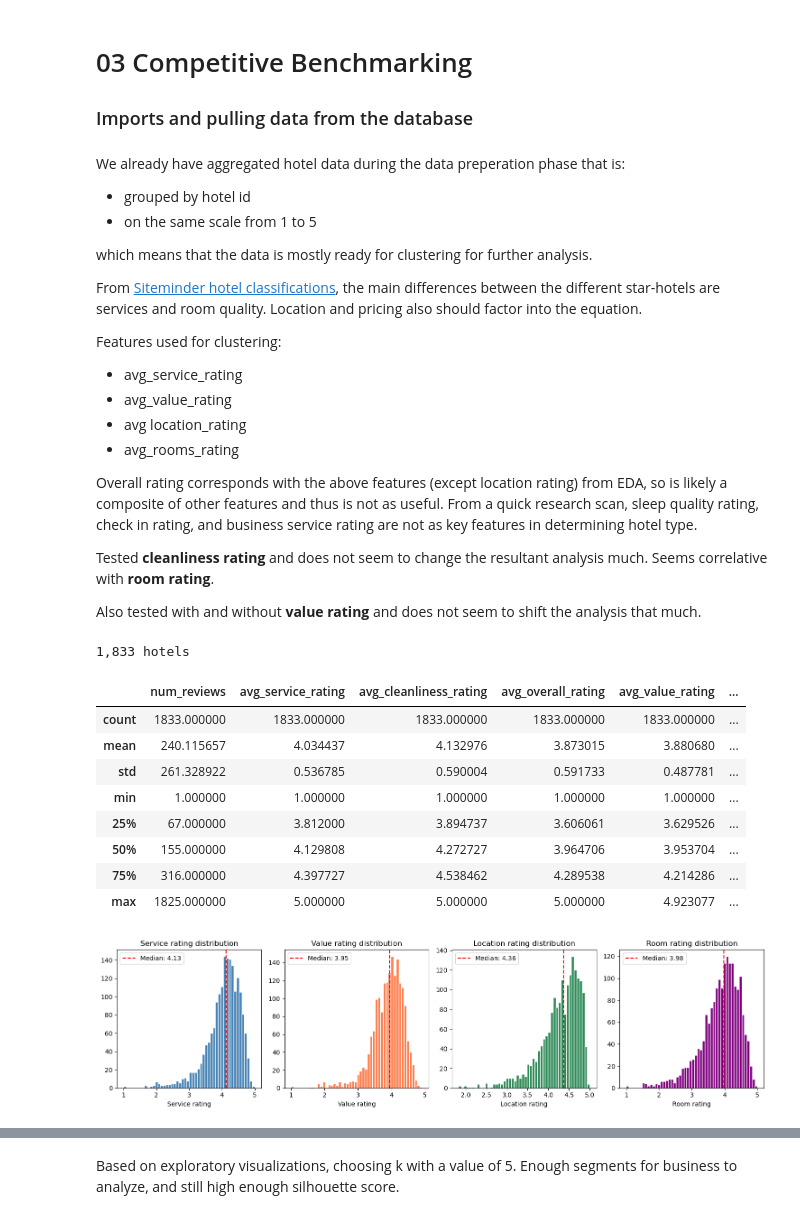
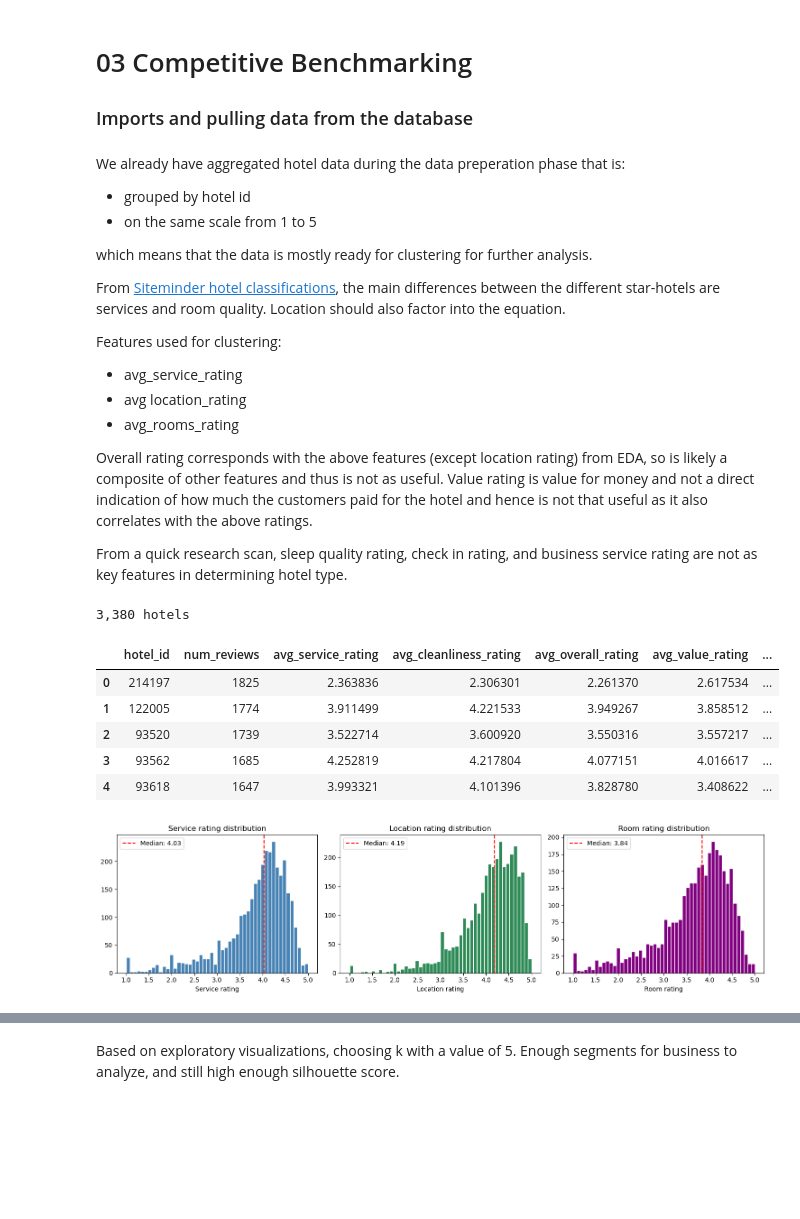
Before and after one commit to nadiavictoria/IS512-Hotel-Analytics, a Jupyter notebook: notebooks/03_competitive_benchmarking.ipynb, the cells around one changed output, grey strips where cells are left out. Cells and saved outputs as stored; diff of their text form; code cells hidden in the pictures; blank space fills up the shorter version.

```diff
--- a/notebooks/03_competitive_benchmarking.ipynb
+++ b/notebooks/03_competitive_benchmarking.ipynb
@@ -24,7 +24,7 @@ SRC_PATH = Path.cwd().parent / "src"
 sys.path.append(str(SRC_PATH))
 # %%
 # Importing data from DB
-conn = sqlite3.connect("../data/reviews_sample.db")
+conn = sqlite3.connect("../data/reviews_analysis.db")
 
 hotels_df = pd.read_sql(
     "SELECT name FROM sqlite_master WHERE type='table'",
@@ -40,6 +40,8 @@ dataset = {}
 for table in tables:
     query = f"SELECT * FROM {table}"
     dataset[table] = pd.read_sql(query, conn)
+
+conn.close() # Close the connection after fetching data
 # %% [markdown]
 We already have aggregated hotel data during the data preperation phase that is:
 - grouped by hotel id
@@ -47,72 +49,59 @@ We already have aggregated hotel data during the data preperation phase that is:
 
 which means that the data is mostly ready for clustering for further analysis.
 
-From [Siteminder hotel classifications](https://www.siteminder.com/r/hotel-classifications/), the main differences between the different star-hotels are services and room quality. Location and pricing also should factor into the equation.
+From [Siteminder hotel classifications](https://www.siteminder.com/r/hotel-classifications/), the main differences between the different star-hotels are services and room quality. Location should also factor into the equation.
 
 Features used for clustering:
 - avg_service_rating
-- avg_value_rating
 - avg location_rating
 - avg_rooms_rating
 
-Overall rating corresponds with the above features (except location rating) from EDA, so is likely a composite of other features and thus is not as useful. From a quick research scan, sleep quality rating, check in rating, and business service rating are not as key features in determining hotel type.
+Overall rating corresponds with the above features (except location rating) from EDA, so is likely a composite of other features and thus is not as useful. Value rating is value for money and not a direct indication of how much the customers  paid for the hotel and hence is not that useful as it also correlates with the above ratings.
 
-Tested **cleanliness rating** and does not seem to change the resultant analysis much. Seems correlative with **room rating**.
-
-Also tested with and without **value rating** and does not seem to shift the analysis that much.
+From a quick research scan, sleep quality rating, check in rating, and business service rating are not as key features in determining hotel type.
 # %%
 FEATURES = ['avg_service_rating', 'avg_location_rating', 'avg_rooms_rating']
 hotels = dataset['hotels'].dropna(subset=FEATURES).copy() #ensuring no NA values in the features of interest
 print(f"{len(dataset['hotels']):,} hotels")
 
-hotels.describe()
+hotels.head()
 # %% [output]
-1,833 hotels
+3,380 hotels
-|  | num_reviews | avg_service_rating | avg_cleanliness_rating | avg_overall_rating | avg_value_rating | ... |
-| count | 1833.000000 | 1833.000000 | 1833.000000 | 1833.000000 | 1833.000000 | ... |
-| mean | 240.115657 | 4.034437 | 4.132976 | 3.873015 | 3.880680 | ... |
-| std | 261.328922 | 0.536785 | 0.590004 | 0.591733 | 0.487781 | ... |
-| min | 1.000000 | 1.000000 | 1.000000 | 1.000000 | 1.000000 | ... |
-| 25% | 67.000000 | 3.812000 | 3.894737 | 3.606061 | 3.629526 | ... |
-| 50% | 155.000000 | 4.129808 | 4.272727 | 3.964706 | 3.953704 | ... |
-| 75% | 316.000000 | 4.397727 | 4.538462 | 4.289538 | 4.214286 | ... |
-| max | 1825.000000 | 5.000000 | 5.000000 | 5.000000 | 4.923077 | ... |
+|  | hotel_id | num_reviews | avg_service_rating | avg_cleanliness_rating | avg_overall_rating | avg_value_rating | ... |
+| 0 | 214197 | 1825 | 2.363836 | 2.306301 | 2.261370 | 2.617534 | ... |
+| 1 | 122005 | 1774 | 3.911499 | 4.221533 | 3.949267 | 3.858512 | ... |
+| 2 | 93520 | 1739 | 3.522714 | 3.600920 | 3.550316 | 3.557217 | ... |
+| 3 | 93562 | 1685 | 4.252819 | 4.217804 | 4.077151 | 4.016617 | ... |
+| 4 | 93618 | 1647 | 3.993321 | 4.101396 | 3.828780 | 3.408622 | ... |
 # %%
 # Quick EDA visualizations to understand distributions of features
-fig, axes = plt.subplots(1, 4, figsize=(15, 4))
+fig, axes = plt.subplots(1, 3, figsize=(15, 4))
 
 # Service Rating
 axes[0].hist(hotels['avg_service_rating'], bins=50, edgecolor='white', color='steelblue')
 axes[0].set_xlabel('Service rating')
 axes[0].set_title('Service rating distribution')
 axes[0].axvline(hotels['avg_service_rating'].median(), color='red', linestyle='--', label=f'Median: {hotels["avg_service_rating"].median():.2f}')
 axes[0].legend()
 
-# Value Rating
-axes[1].hist(hotels['avg_value_rating'], bins=50, edgecolor='white', color='coral')
-axes[1].set_xlabel('Value rating')
-axes[1].set_title('Value rating distribution')
-axes[1].axvline(hotels['avg_value_rating'].median(), color='red', linestyle='--', label=f'Median: {hotels["avg_value_rating"].median():.2f}')
+# Location Rating
+axes[1].hist(hotels['avg_location_rating'], bins=50, edgecolor='white', color='seagreen')
+axes[1].set_xlabel('Location rating')
+axes[1].set_title('Location rating distribution')
+axes[1].axvline(hotels['avg_location_rating'].median(), color='red', linestyle='--', label=f'Median: {hotels["avg_location_rating"].median():.2f}')
 axes[1].legend()
 
-# Location Rating
-axes[2].hist(hotels['avg_location_rating'], bins=50, edgecolor='white', color='seagreen')
-axes[2].set_xlabel('Location rating')
-axes[2].set_title('Location rating distribution')
-axes[2].axvline(hotels['avg_location_rating'].median(), color='red', linestyle='--', label=f'Median: {hotels["avg_location_rating"].median():.2f}')
+# Rooms Rating
+axes[2].hist(hotels['avg_rooms_rating'], bins=50, edgecolor='white', color='purple')
+axes[2].set_xlabel('Room rating')
+axes[2].set_title('Room rating distribution')
+axes[2].axvline(hotels['avg_rooms_rating'].median(), color='red', linestyle='--', label=f'Median: {hotels["avg_rooms_rating"].median():.2f}')
 axes[2].legend()
-
-# Rooms Rating
-axes[3].hist(hotels['avg_rooms_rating'], bins=50, edgecolor='white', color='purple')
-axes[3].set_xlabel('Room rating')
-axes[3].set_title('Room rating distribution')
-axes[3].axvline(hotels['avg_rooms_rating'].median(), color='red', linestyle='--', label=f'Median: {hotels["avg_rooms_rating"].median():.2f}')
-axes[3].legend()
 
 plt.tight_layout()
 plt.show()
 # %% [output]
-[figure, old version]
+[figure, new version]
 # %%
 X = hotels[FEATURES].values
 
```
Also changed, not shown: parts of 12 cells of this notebook.
